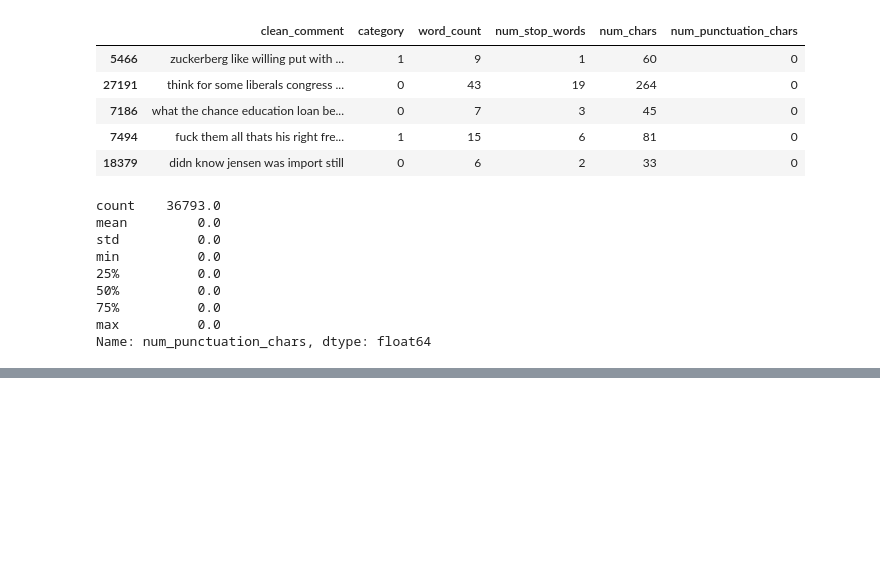
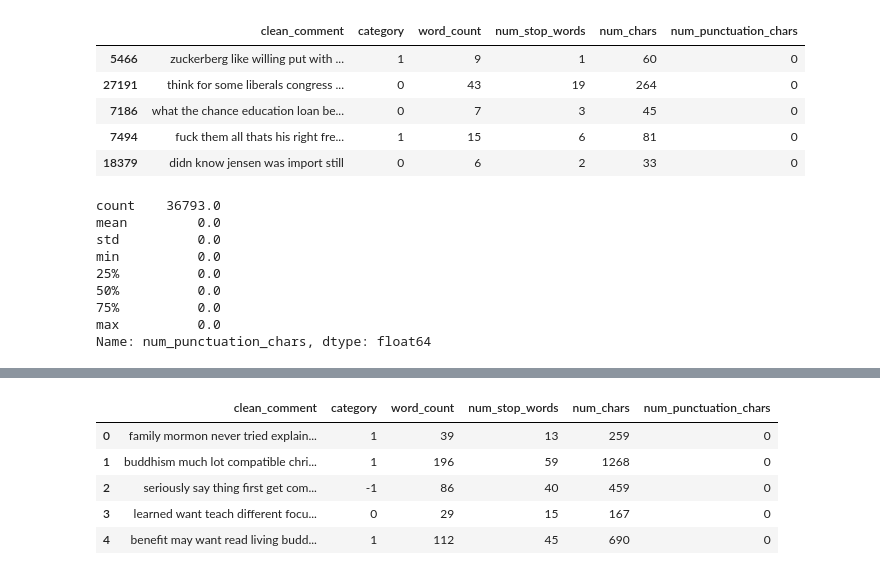
Before and after one commit to ethanvillalovoz/sentisync, a Jupyter notebook: notebooks/1_Preprocessing_&_EDA.ipynb, the cells around one changed output, grey strips where cells are left out. Saved outputs shown, nothing was run; the diff lists cells and outputs as text; code cells hidden in the pictures; blank space fills up the shorter version.

```diff
--- a/notebooks/1_Preprocessing_&_EDA.ipynb
+++ b/notebooks/1_Preprocessing_&_EDA.ipynb
@@ -491,0 +566,19 @@ ModuleNotFoundError: No module named 'sklearn'
+# %%
+from nltk.corpus import stopwords
+
+# Defining stop words but keeping essential ones for sentiment analysis
+stop_words = set(stopwords.words('english')) - {'not', 'but', 'however', 'no', 'yet'}
+
+# Remove stop words from 'clean_comment' column, retaining essential ones
+df['clean_comment'] = df['clean_comment'].apply(
+    lambda x: ' '.join([word for word in x.split() if word.lower() not in stop_words])
+)
+# %%
+df.head()
+# %% [output]
+|  | clean_comment | category | word_count | num_stop_words | num_chars | num_punctuation_chars |
+| 0 | family mormon never tried explain... | 1 | 39 | 13 | 259 | 0 |
+| 1 | buddhism much lot compatible chri... | 1 | 196 | 59 | 1268 | 0 |
+| 2 | seriously say thing first get com... | -1 | 86 | 40 | 459 | 0 |
+| 3 | learned want teach different focu... | 0 | 29 | 15 | 167 | 0 |
+| 4 | benefit may want read living budd... | 1 | 112 | 45 | 690 | 0 |
```
Also changed, not shown: parts of 7 cells of this notebook, 1 other file.
